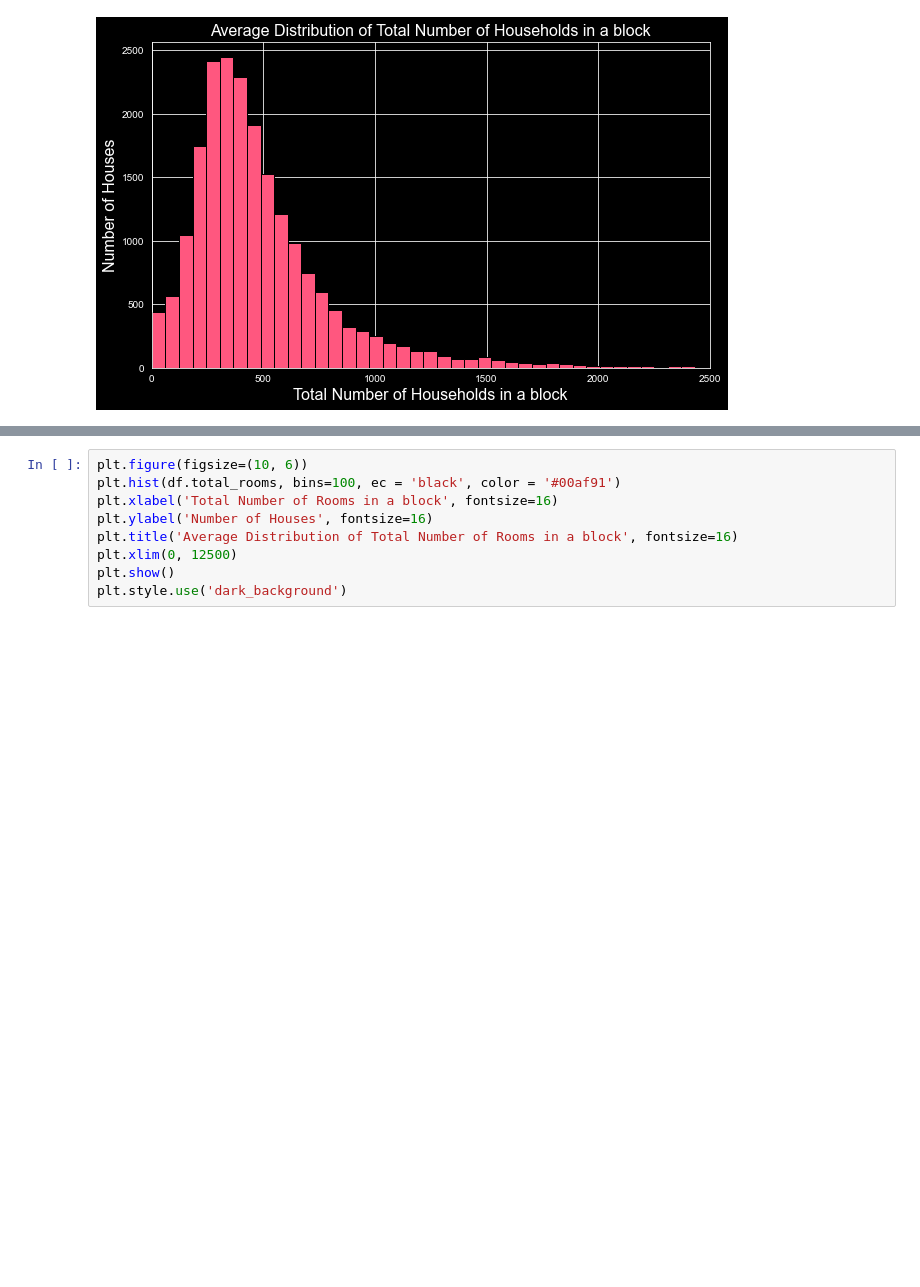
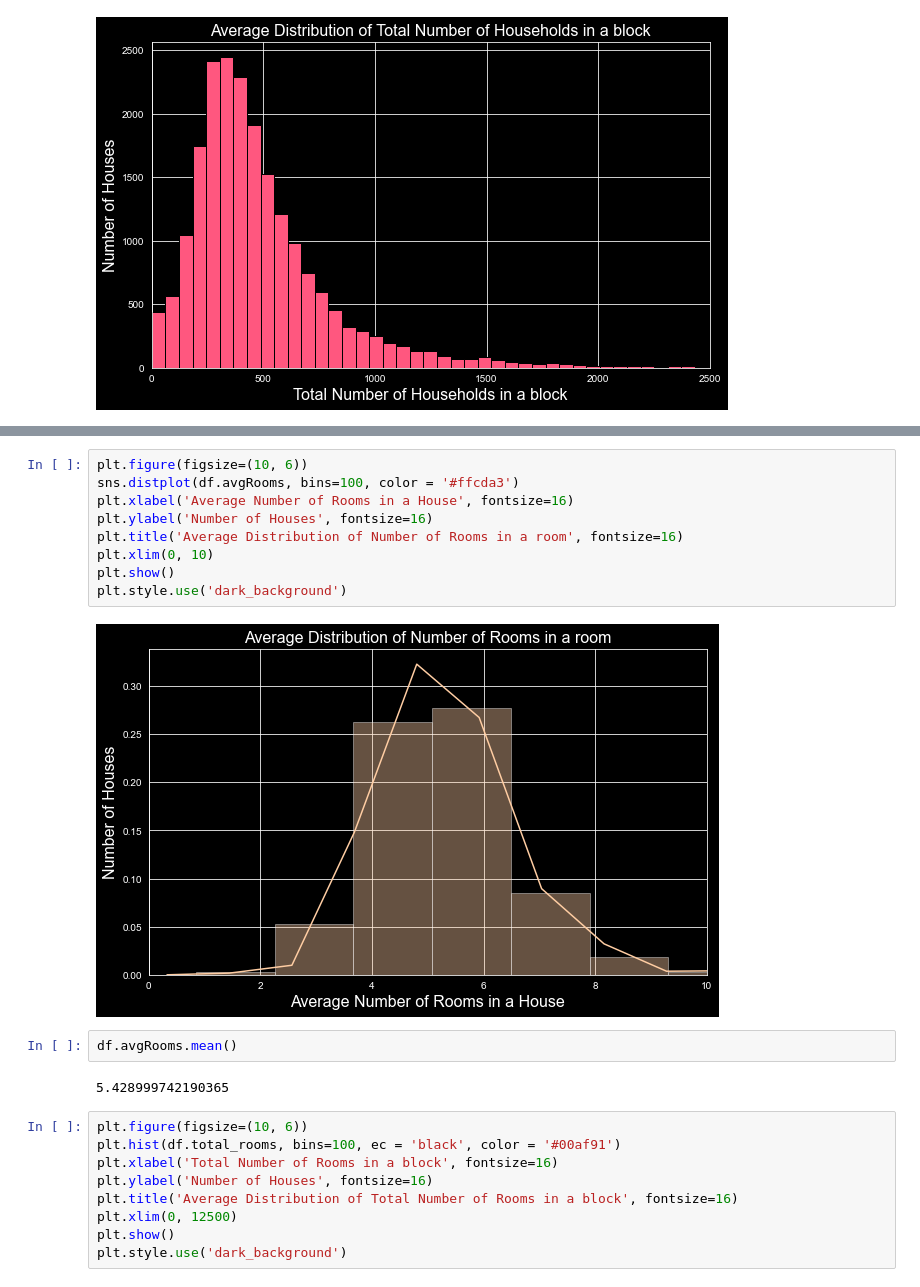
Before and after one commit to vinnovateit/VIIT_Team_MNIST, a Jupyter notebook: arhit/Project_HousingPrices/main_hp.ipynb, the cells around one changed output, grey strips where cells are left out. Drawn from its saved outputs; the diff is of its cells as text; blank space fills up the shorter version.

```diff
--- a/arhit/Project_HousingPrices/main_hp.ipynb
+++ b/arhit/Project_HousingPrices/main_hp.ipynb
@@ -180,3 +197,18 @@ plt.style.use('dark_background')
+# %%
+plt.figure(figsize=(10, 6))
+sns.distplot(df.avgRooms, bins=100, color = '#ffcda3')
+plt.xlabel('Average Number of Rooms in a House', fontsize=16)
+plt.ylabel('Number of Houses', fontsize=16)
+plt.title('Average Distribution of Number of Rooms in a room', fontsize=16)
+plt.xlim(0, 10)
+plt.show()
+plt.style.use('dark_background')
+# %% [output]
+[figure, added]
+# %%
+df.avgRooms.mean()
+# %% [output]
+5.428999742190365
 # %%
 plt.figure(figsize=(10, 6))
 plt.hist(df.total_rooms, bins=100, ec = 'black', color = '#00af91')
```
Also changed, not shown: parts of 12 cells of this notebook.
